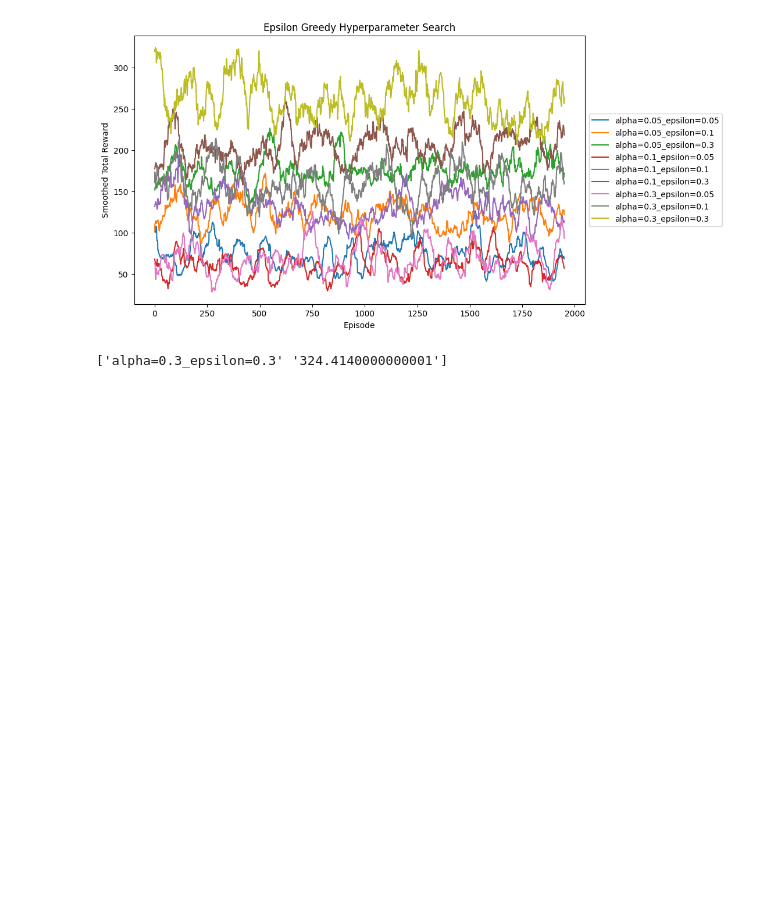
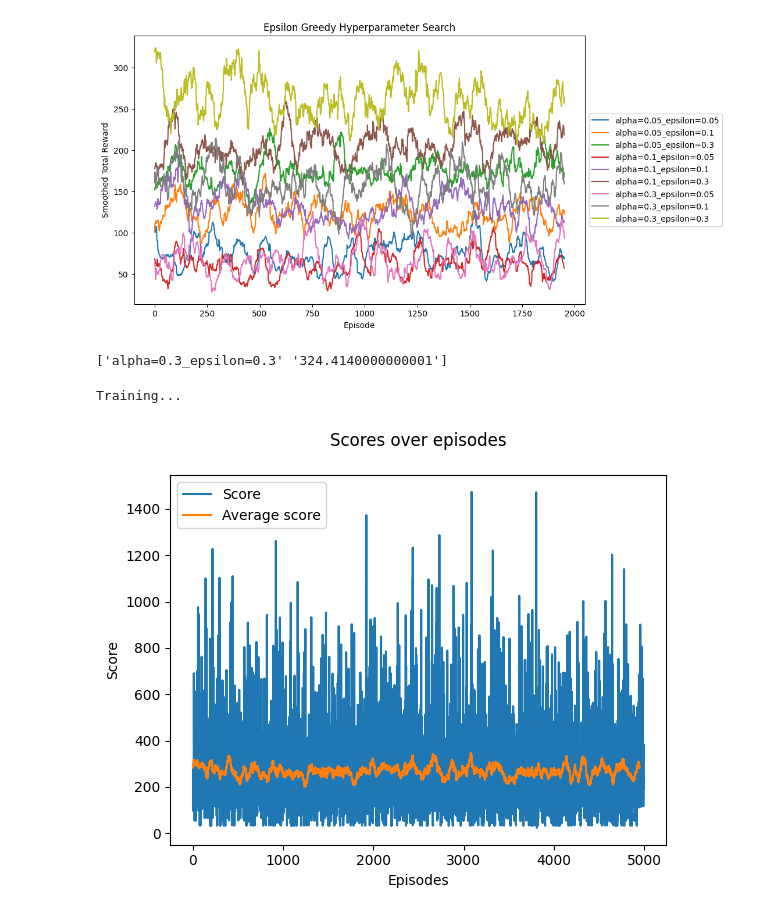
Before and after one commit to Ramlaoui/rl-pacman, a Jupyter notebook: notebooks/play.ipynb, the cells around one changed output. Saved outputs shown, nothing was run; the diff lists cells and outputs as text; code cells hidden in the pictures; blank space fills up the shorter version.

```diff
--- a/notebooks/play.ipynb
+++ b/notebooks/play.ipynb
@@ -383,7 +388,10 @@ Training...
 [figure]
 ['alpha=0.3_epsilon=0.3' '324.4140000000001']
 # %%
-best_mc = MonteCarloAgent(env, step_size=0.99, epsilon=0.005)
-mc_trainer = Trainer(env, best_mc, gui=True, run_name="best_mc")
-mc_trainer.train(5000, render=True, log_interval=100)
-mc_trainer.plot_score()
+best_eps_agent = EpsilonGreedyAgentConstantStepSize(env, epsilon=0.3, step_size=0.3)
+eps_trainer = Trainer(env, best_eps_agent, gui=False, run_name="best_eps_greedy")
+eps_trainer.train(5000, render=True, log_interval=100)
+eps_trainer.plot_score()
+# %% [output]
+Training...
+[figure, added]
```
Also changed, not shown: parts of 11 cells of this notebook.
